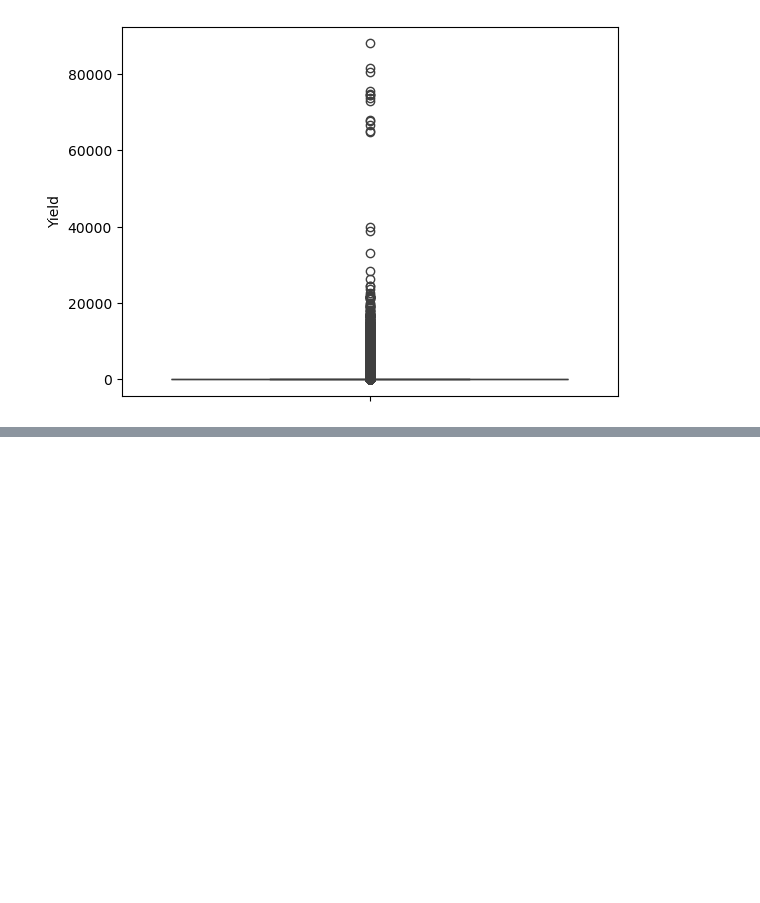
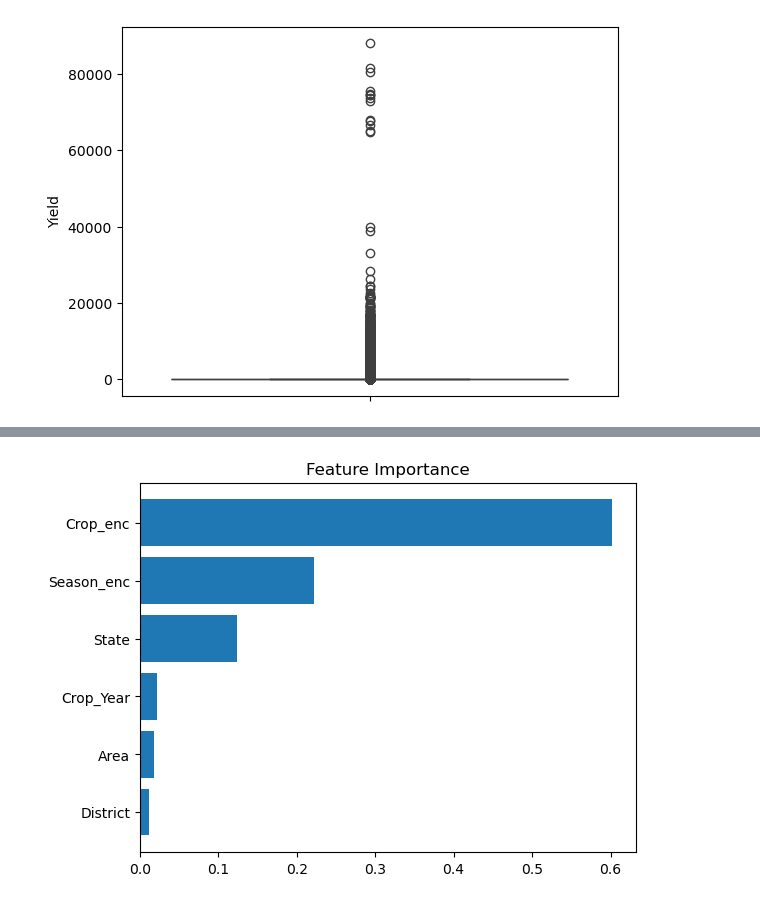
Before and after one commit to AgroVeda-The-Farmers-App/AgroVeda-notebooks, a Jupyter notebook: crop_production.ipynb, the cells around one changed output, grey strips where cells are left out. Drawn from its saved outputs; the diff is of its cells as text; code cells hidden in the pictures; blank space fills up the shorter version.

```diff
--- a/crop_production.ipynb
+++ b/crop_production.ipynb
@@ -122,0 +151,6 @@ sns.boxplot(df["Yield"])
+# %%
+df_work = df_work[df_work["Yield"] < df_work["Yield"].quantile(0.99)]
+
+#sns.boxplot(df_work['Yield'])
+
+df_work["Yield_log"] = np.log1p(df_work["Yield"])
@@ -122,0 +163,10 @@ sns.boxplot(df["Yield"])
+# %%
+df_work["Yield_log"] = np.log1p(df_work["Yield"])
+
+X = df_work[["State", "District", "Crop_Year", "Season_enc", "Crop_enc", "Area"]]
+y = df_work["Yield_log"]
+
+
+X_train, X_test, y_train, y_test = train_test_split(
+    X, y, test_size=0.2, random_state=42
+)
@@ -122,0 +176,8 @@ sns.boxplot(df["Yield"])
+# %%
+model = XGBRegressor(n_estimators=350,learning_rate=0.1,max_depth=9,subsample=0.8, colsample_bytree=0.8,
+    random_state=42
+)
+
+model.fit(X_train, y_train)
+
+y_pred = model.predict(X_test)
@@ -122,0 +254,10 @@ sns.boxplot(df["Yield"])
+# %%
+importance = model.feature_importances_
+features = X.columns
+
+df_work = pd.DataFrame({
+    "Feature": features,
+    "Importance": importance
+}).sort_values(by="Importance", ascending=False)
+
+print(df_work)
@@ -122,0 +272,7 @@ sns.boxplot(df["Yield"])
+# %%
+plt.barh(df_work["Feature"], df_work["Importance"])
+plt.gca().invert_yaxis()
+plt.title("Feature Importance")
+plt.show()
+# %% [output]
+[figure, added]
```
Also changed, not shown: parts of 14 cells of this notebook, 7 other files.
